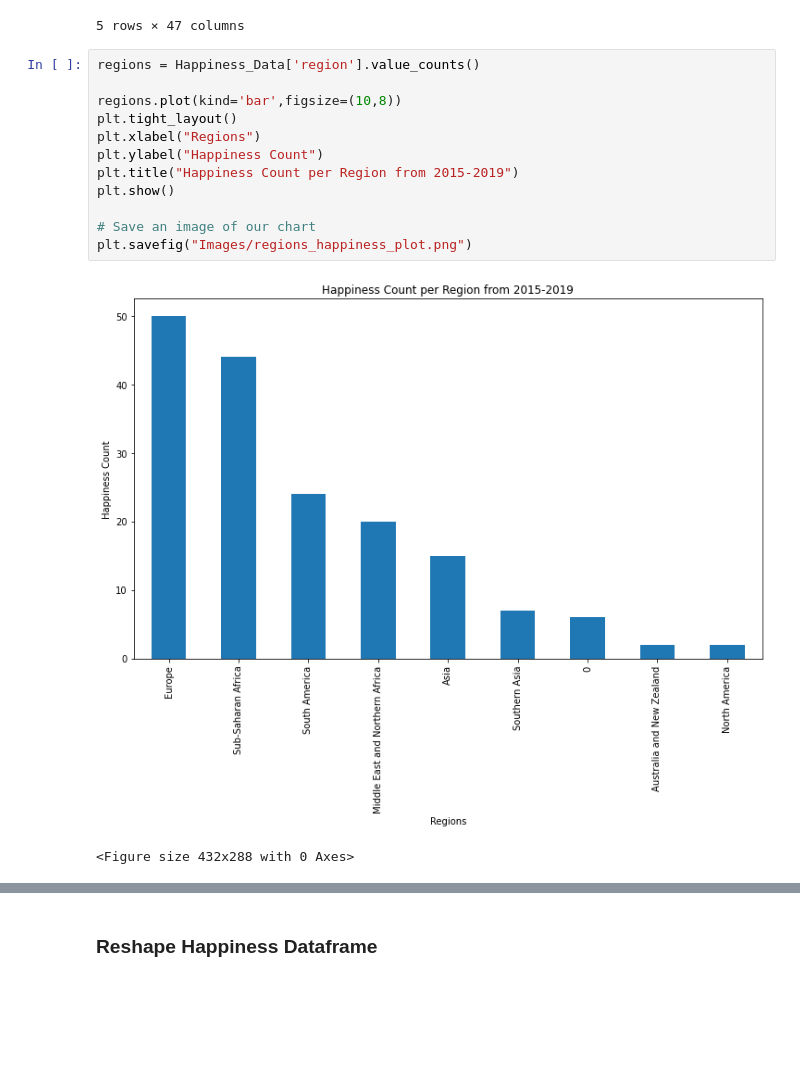
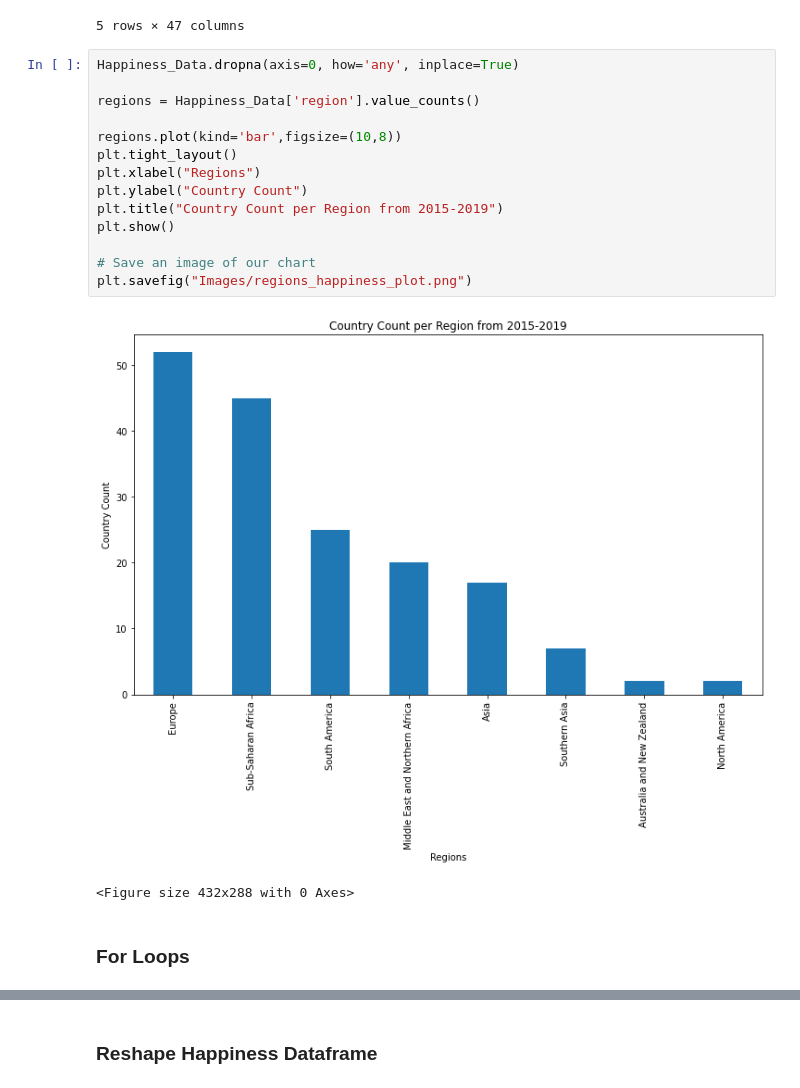
Before and after one commit to jeosqueri/Protest-Happiness-Analysis, a Jupyter notebook: Protest_For_Happiness_Project.ipynb, the cells around one changed output, grey strips where cells are left out. Cells and saved outputs as stored; diff of their text form; blank space fills up the shorter version.

```diff
--- a/Protest_For_Happiness_Project.ipynb
+++ b/Protest_For_Happiness_Project.ipynb
@@ -293,17 +356,21 @@ Happiness_Data.head()
 | 4 | Canada | North America | 36.753 | 3.054771 | 5 | 7.427 | ... |
 5 rows × 47 columns
 # %%
+Happiness_Data.dropna(axis=0, how='any', inplace=True)
+
 regions = Happiness_Data['region'].value_counts()
 
 regions.plot(kind='bar',figsize=(10,8))
 plt.tight_layout()
 plt.xlabel("Regions")
-plt.ylabel("Happiness Count")
-plt.title("Happiness Count per Region from 2015-2019")
+plt.ylabel("Country Count")
+plt.title("Country Count per Region from 2015-2019")
 plt.show()
 
 # Save an image of our chart
 plt.savefig("Images/regions_happiness_plot.png")
 # %% [output]
-[figure, old version]
+[figure, new version]
 <Figure size 432x288 with 0 Axes>
+# %% [markdown]
+### For Loops
```
Also changed, not shown: parts of 34 cells of this notebook, 6 other files.
